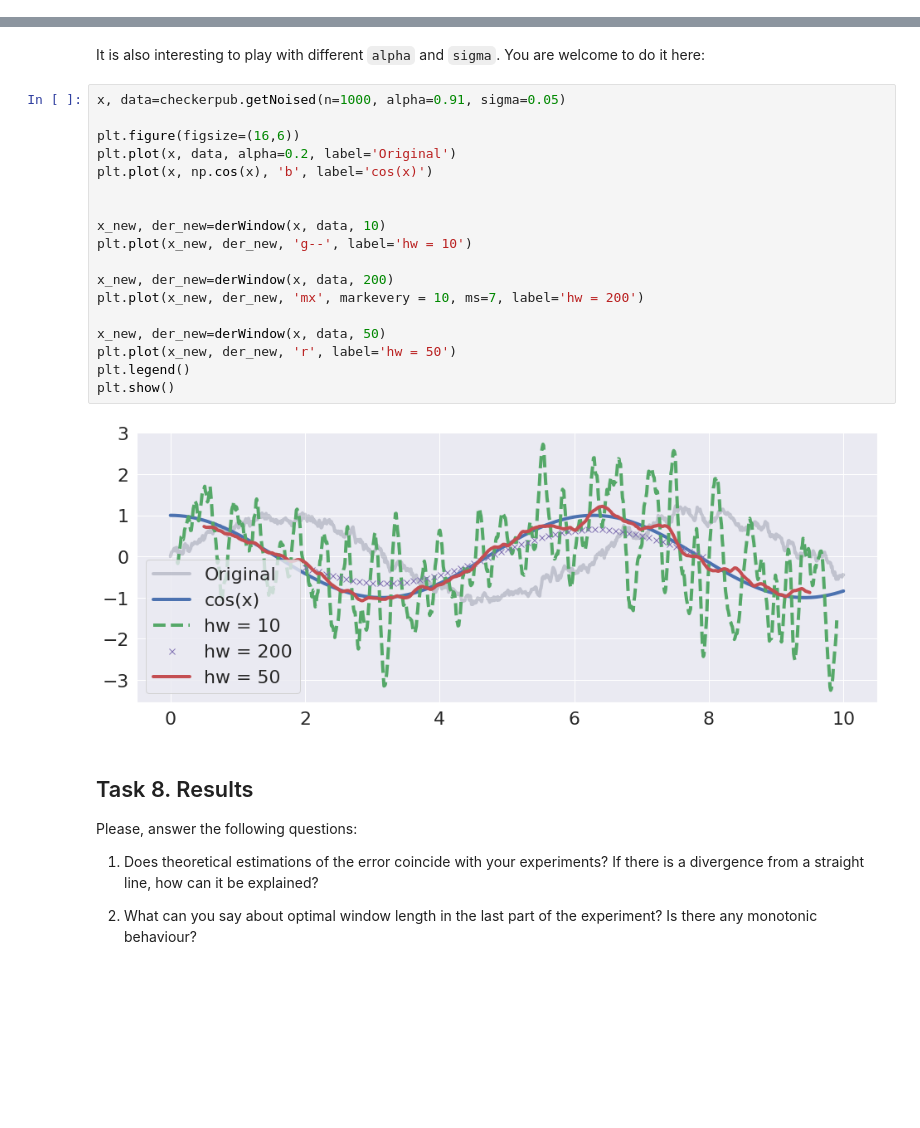
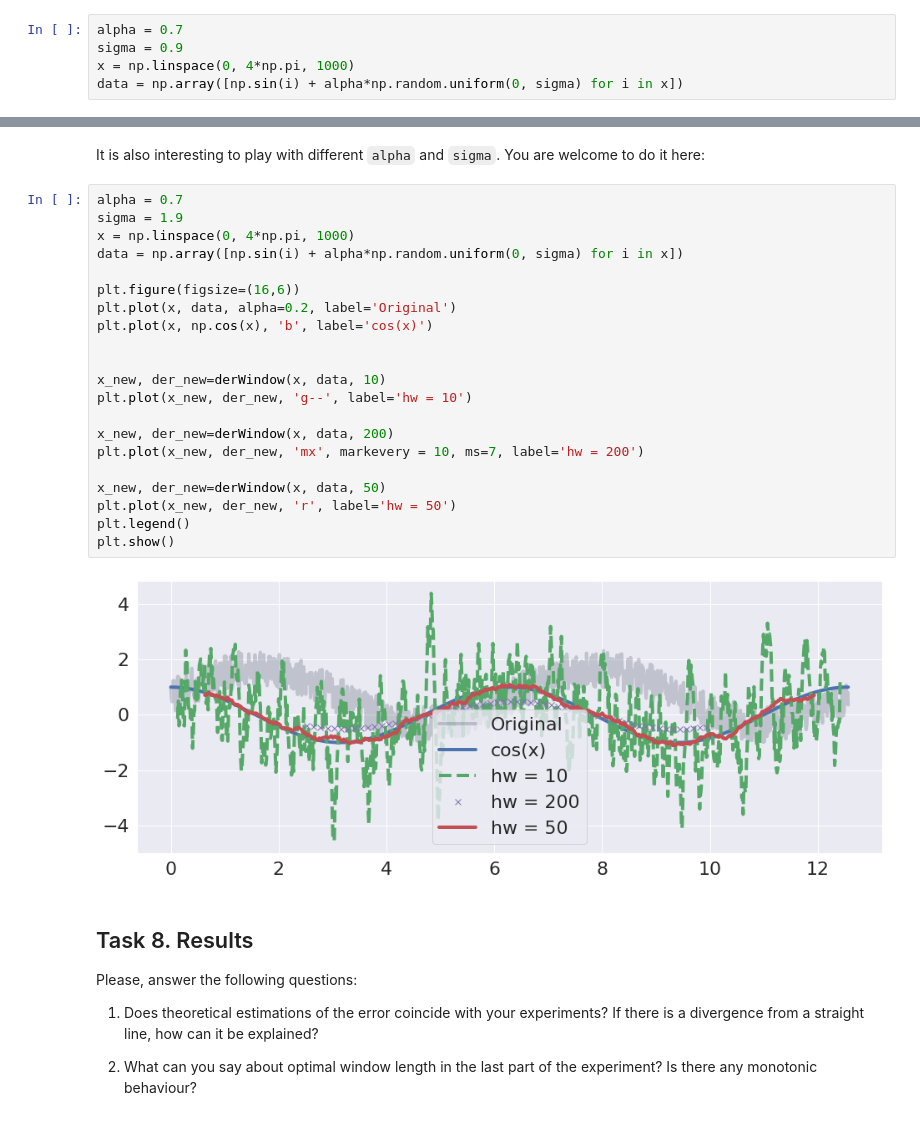
Before and after one commit to insdout/MDS-HSE-Math-labs, a Jupyter notebook: Numerical_Diff_[Zaitsev_Mikhail].ipynb, the cells around one changed output, grey strips where cells are left out. Saved outputs shown, nothing was run; the diff lists cells and outputs as text; blank space fills up the shorter version.

```diff
--- a/Numerical_Diff_[Zaitsev_Mikhail].ipynb
+++ b/Numerical_Diff_[Zaitsev_Mikhail].ipynb
@@ -266,3 +233,8 @@ x, data=checkerpub.getNoised(n=1000, alpha=0.1, sigma=0.1)
+# %%
+alpha = 0.7
+sigma = 0.9
+x = np.linspace(0, 4*np.pi, 1000)
+data = np.array([np.sin(i) + alpha*np.random.uniform(0, sigma) for i in x])
 # %% [markdown]
 Here:
 + `n` is a number of points on the $[0, 10]$ segment;
@@ -356,25 +328,28 @@ plt.show()
 # %% [markdown]
 It is also interesting to play with different `alpha` and `sigma`. You are welcome to do it here:
 # %%
-x, data=checkerpub.getNoised(n=1000, alpha=0.91, sigma=0.05)
+alpha = 0.7
+sigma = 1.9
+x = np.linspace(0, 4*np.pi, 1000)
+data = np.array([np.sin(i) + alpha*np.random.uniform(0, sigma) for i in x])
 
 plt.figure(figsize=(16,6))
 plt.plot(x, data, alpha=0.2, label='Original')
 plt.plot(x, np.cos(x), 'b', label='cos(x)')
 
 
 x_new, der_new=derWindow(x, data, 10)
 plt.plot(x_new, der_new, 'g--', label='hw = 10')
 
 x_new, der_new=derWindow(x, data, 200)
 plt.plot(x_new, der_new, 'mx', markevery = 10, ms=7, label='hw = 200')
 
 x_new, der_new=derWindow(x, data, 50)
 plt.plot(x_new, der_new, 'r', label='hw = 50')
 plt.legend()
 plt.show()
 # %% [output]
-[figure, old version]
+[figure, new version]
 # %% [markdown]
 ## Task 8. Results
 
```
Also changed, not shown: parts of 9 cells of this notebook, 1 other file.
